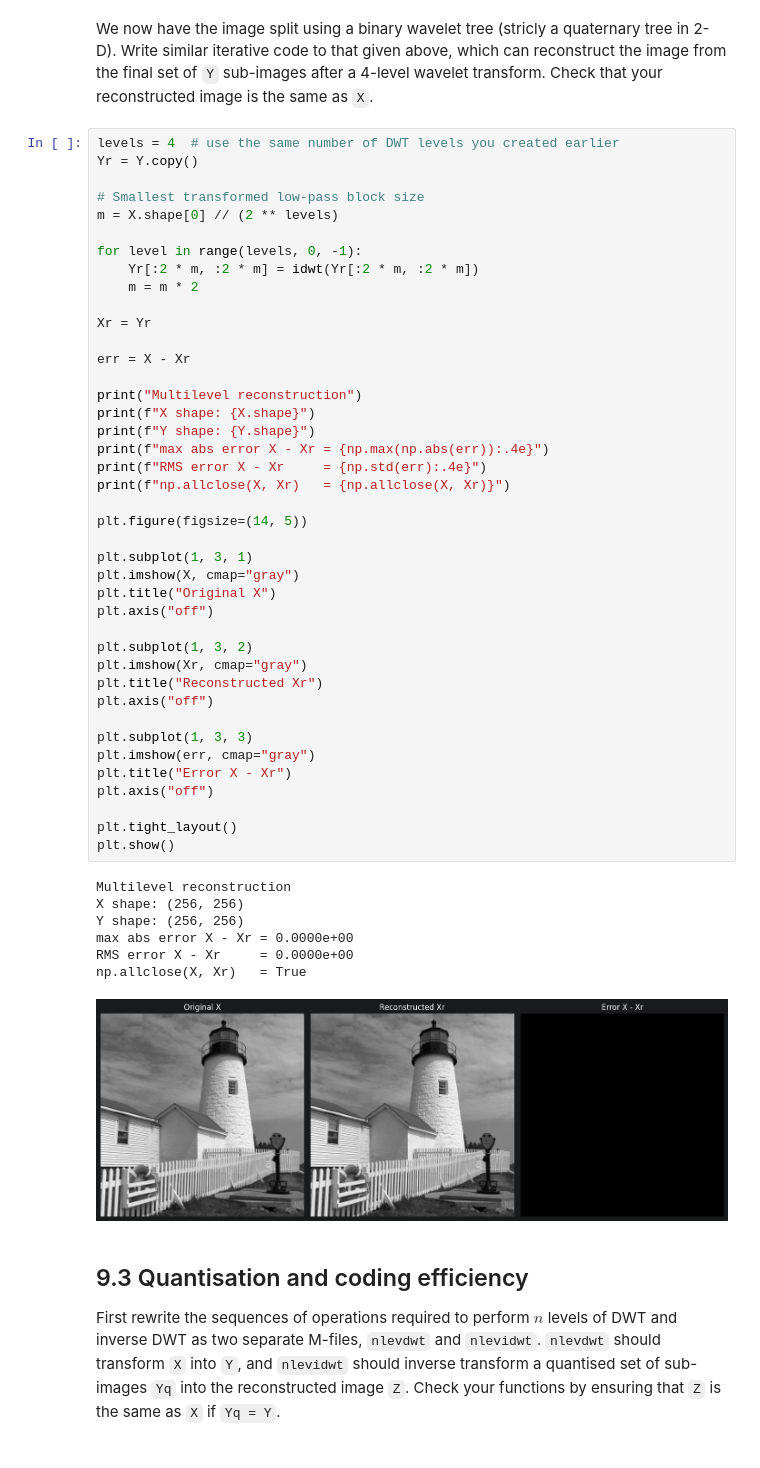
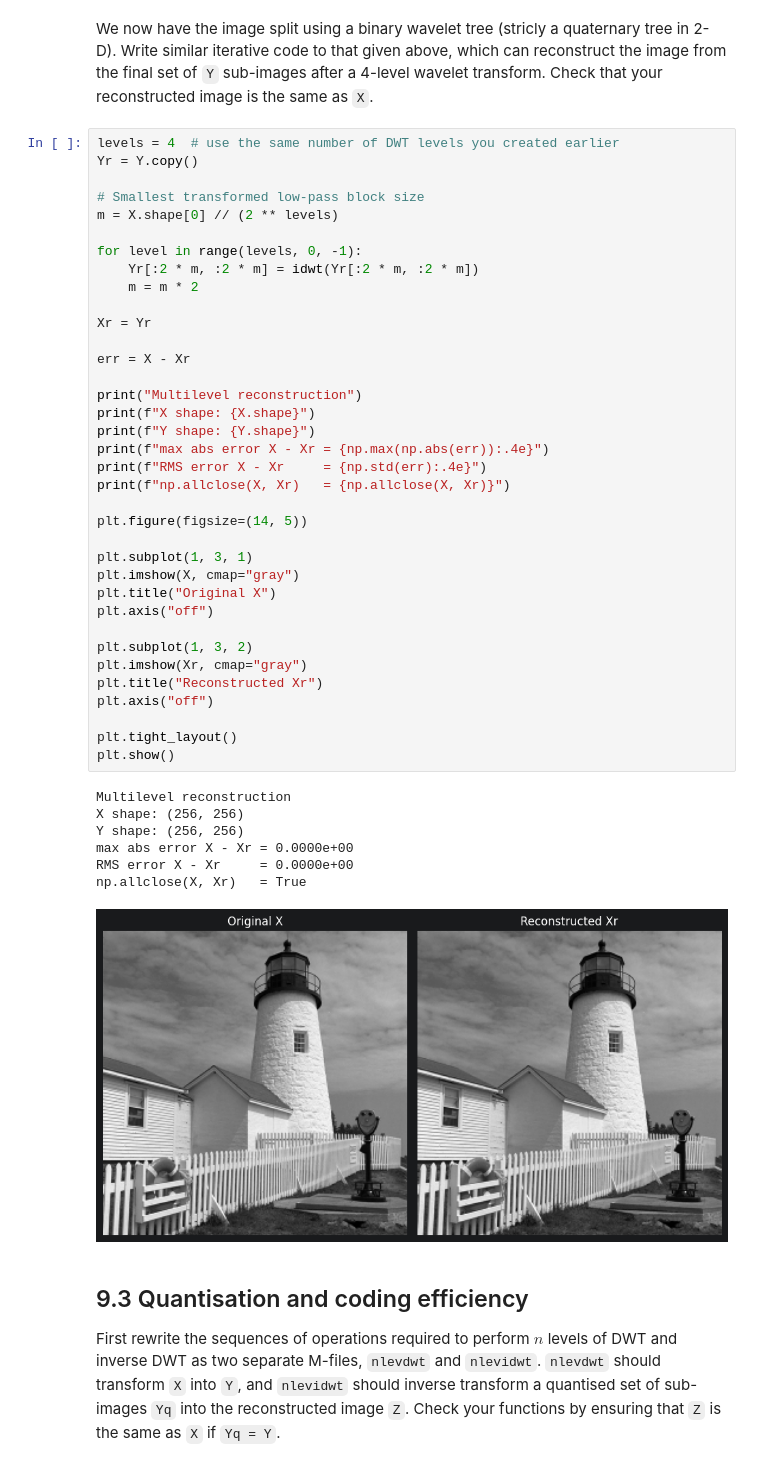
Before and after one commit to dofsdev/SF2, a Jupyter notebook: 9-dwt.ipynb, the cells around one changed output. Cells and saved outputs as stored; diff of their text form.

```diff
--- a/9-dwt.ipynb
+++ b/9-dwt.ipynb
@@ -532,39 +527,34 @@ Xr = Yr
 err = X - Xr
 
 print("Multilevel reconstruction")
 print(f"X shape: {X.shape}")
 print(f"Y shape: {Y.shape}")
 print(f"max abs error X - Xr = {np.max(np.abs(err)):.4e}")
 print(f"RMS error X - Xr     = {np.std(err):.4e}")
 print(f"np.allclose(X, Xr)   = {np.allclose(X, Xr)}")
 
 plt.figure(figsize=(14, 5))
 
 plt.subplot(1, 3, 1)
 plt.imshow(X, cmap="gray")
 plt.title("Original X")
 plt.axis("off")
 
 plt.subplot(1, 3, 2)
 plt.imshow(Xr, cmap="gray")
 plt.title("Reconstructed Xr")
 plt.axis("off")
 
-plt.subplot(1, 3, 3)
-plt.imshow(err, cmap="gray")
-plt.title("Error X - Xr")
-plt.axis("off")
-
 plt.tight_layout()
 plt.show()
 # %% [output]
 Multilevel reconstruction
 X shape: (256, 256)
 Y shape: (256, 256)
 max abs error X - Xr = 0.0000e+00
 RMS error X - Xr     = 0.0000e+00
 np.allclose(X, Xr)   = True
-[figure, old version]
+[figure, new version]
 # %% [markdown]
 ## 9.3 Quantisation and coding efficiency
 
```
Also changed, not shown: parts of 10 cells of this notebook, 2 other files.
